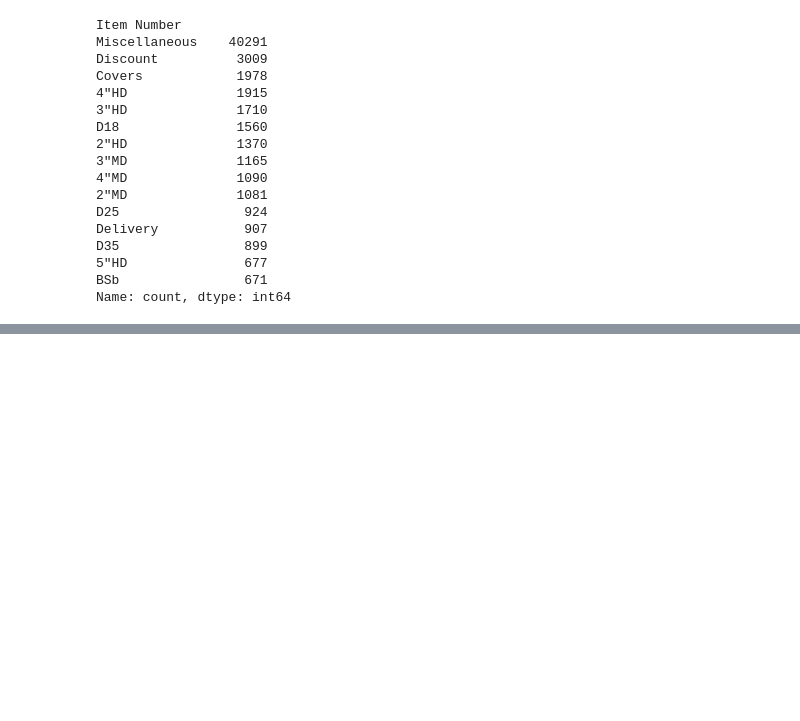
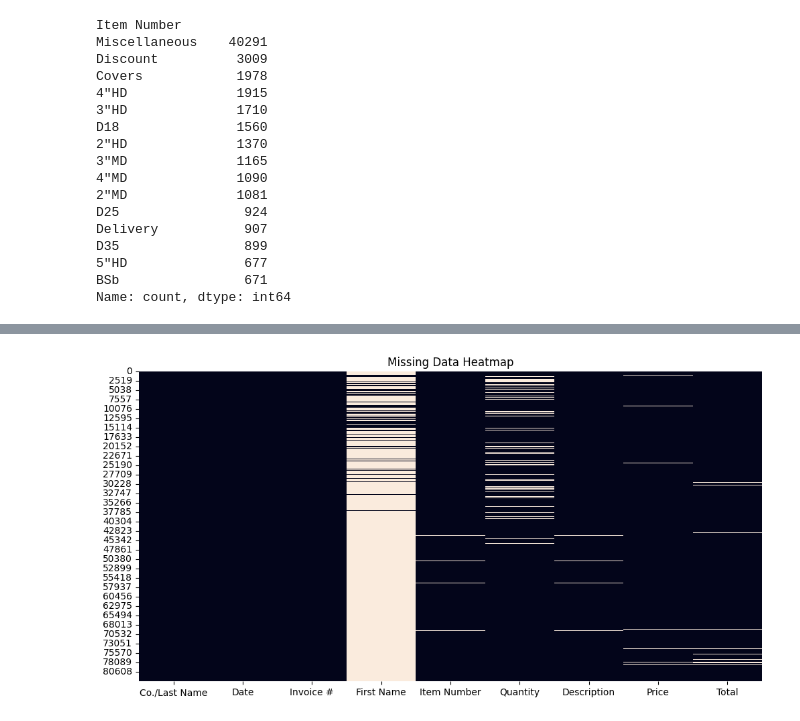
Before and after one commit to SilverPeak2299/Foam-Booth-Data-Analysis, a Jupyter notebook: notebooks/1_initial_exploration.ipynb, the cells around one changed output, grey strips where cells are left out. Cells and saved outputs as stored; diff of their text form; code cells hidden in the pictures; blank space fills up the shorter version.

```diff
--- a/notebooks/1_initial_exploration.ipynb
+++ b/notebooks/1_initial_exploration.ipynb
@@ -38,6 +40,17 @@ sales_df.sample(n= 10)
 # %%
 sales_df["Date"] = pd.to_datetime(sales_df["Date"], format="%d/%m/%Y")
-sales_df["Invoice #"] = pd.to_numeric(sales_df["Invoice #"], errors="coerce").dropna().astype("int64")
+
+#Removing the $ symbol
+sales_df["Price"] = sales_df["Price"].str.replace("$", "", regex= False)
+sales_df["Price"] = pd.to_numeric(sales_df["Price"], errors= "coerce")
+
+sales_df["Total"] = sales_df["Total"].str.replace("$", "", regex= False)
+sales_df["Total"] = pd.to_numeric(sales_df["Total"], errors= "coerce")
+
+sales_df["Invoice #"] = pd.to_numeric(sales_df["Invoice #"], errors="coerce", downcast="integer")
+
+sales_df["Quantity"] = pd.to_numeric(sales_df["Quantity"], errors="coerce", downcast="integer")
+
 
 sales_df.info()
 # %% [output]
@@ -79,0 +106,10 @@ Name: count, dtype: int64
+# %%
+import seaborn as sns
+import matplotlib.pyplot as plt
+
+plt.figure(figsize=(12, 6))
+sns.heatmap(sales_df.isnull(), cbar=False)
+plt.title("Missing Data Heatmap")
+plt.show()
+# %% [output]
+[figure, added]
```
Also changed, not shown: parts of 9 cells of this notebook, 6 other files.
